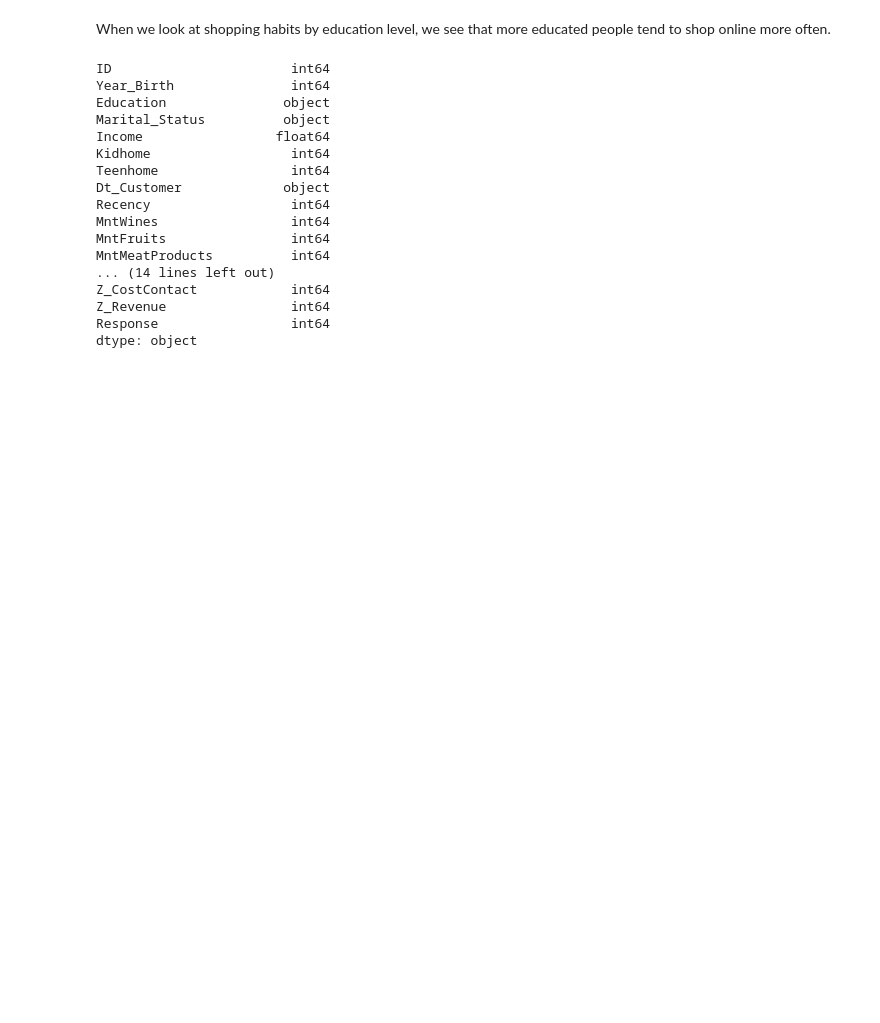
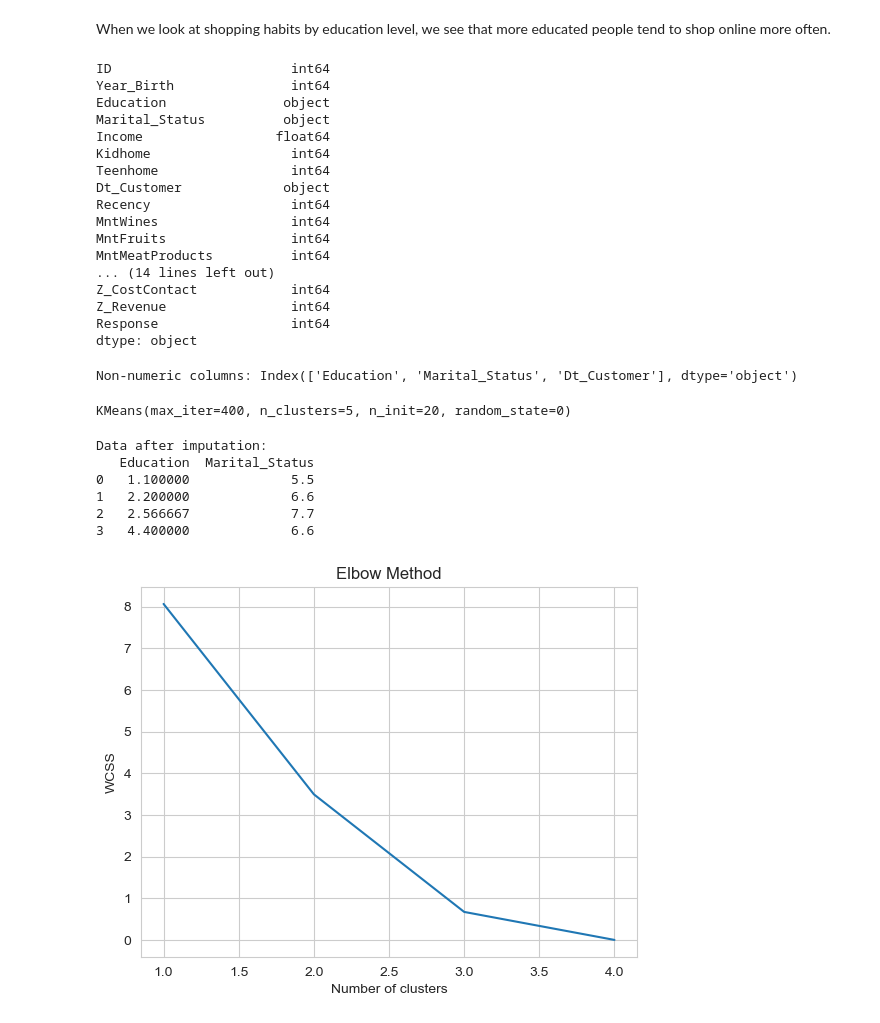
Before and after one commit to vkr93/Data-Science-and-Machine-Learning-INDE-577---Spring-2024-, a Jupyter notebook: Unsupervised Learning/1_K_means_Clustering/k_means_clustering.ipynb, the cells around one changed output. Saved outputs shown, nothing was run; the diff lists cells and outputs as text; code cells hidden in the pictures; blank space fills up the shorter version.

```diff
--- a/Unsupervised Learning/1_K_means_Clustering/k_means_clustering.ipynb
+++ b/Unsupervised Learning/1_K_means_Clustering/k_means_clustering.ipynb
@@ -374,0 +373,63 @@ data_encoded = pd.get_dummies(data, columns=['Marital_Status', 'Education'])  #
+# %%
+import pandas as pd
+
+# Check for non-numeric columns
+non_numeric_columns = data.select_dtypes(include=["object"]).columns
+print("Non-numeric columns:", non_numeric_columns)
+# %% [output]
+Non-numeric columns: Index(['Education', 'Marital_Status', 'Dt_Customer'], dtype='object')
+# %%
+# Use one-hot encoding to convert categorical data to numeric
+data_encoded = pd.get_dummies(data)
+
+# Now you can fit KMeans without encountering the ValueError
+from sklearn.cluster import KMeans
+
+kmeans = KMeans(n_clusters=5, init='k-means++', max_iter=400, n_init=20, random_state=0)
+kmeans.fit(data_encoded)  # This should work without a ValueError
+# %% [output]
+KMeans(max_iter=400, n_clusters=5, n_init=20, random_state=0)
+# %%
+import pandas as pd
+import numpy as np
+from sklearn.impute import SimpleImputer
+
+# Sample DataFrame with object data containing NaNs
+data = pd.DataFrame({
+    'Education': ['1.1', '2.2', 'NaN', '4.4'],  # 'NaN' as a string
+    'Marital_Status': ['5.5', '6.6', '7.7', 'NaN']
+})
+
+# Replace 'NaN' strings with actual NaNs
+data = data.replace('NaN', np.nan)
+
+# Impute NaNs with the mean of the column
+imputer = SimpleImputer(strategy='mean')
+data_imputed = pd.DataFrame(imputer.fit_transform(data), columns=data.columns)
+
+print("Data after imputation:")
+print(data_imputed)
+# %% [output]
+Data after imputation:
+   Education  Marital_Status
+0   1.100000             5.5
+1   2.200000             6.6
+2   2.566667             7.7
+3   4.400000             6.6
+# %%
+X = data_imputed.iloc[:, :num_columns].values
+
+# Find the optimal number of clusters using the elbow method
+wcss = []
+for i in range(1, 5):
+    kmeans = KMeans(n_clusters=i, init='k-means++', max_iter=400, n_init=20, random_state=0)
+    kmeans.fit(X)
+    wcss.append(kmeans.inertia_)
+# Plot the elbow graph
+plt.plot(range(1, 5), wcss)
+plt.title('Elbow Method')
+plt.xlabel('Number of clusters')
+plt.ylabel('WCSS')
+plt.show()
+# %% [output]
+[figure, added]
```
Also changed, not shown: parts of 6 cells of this notebook.
